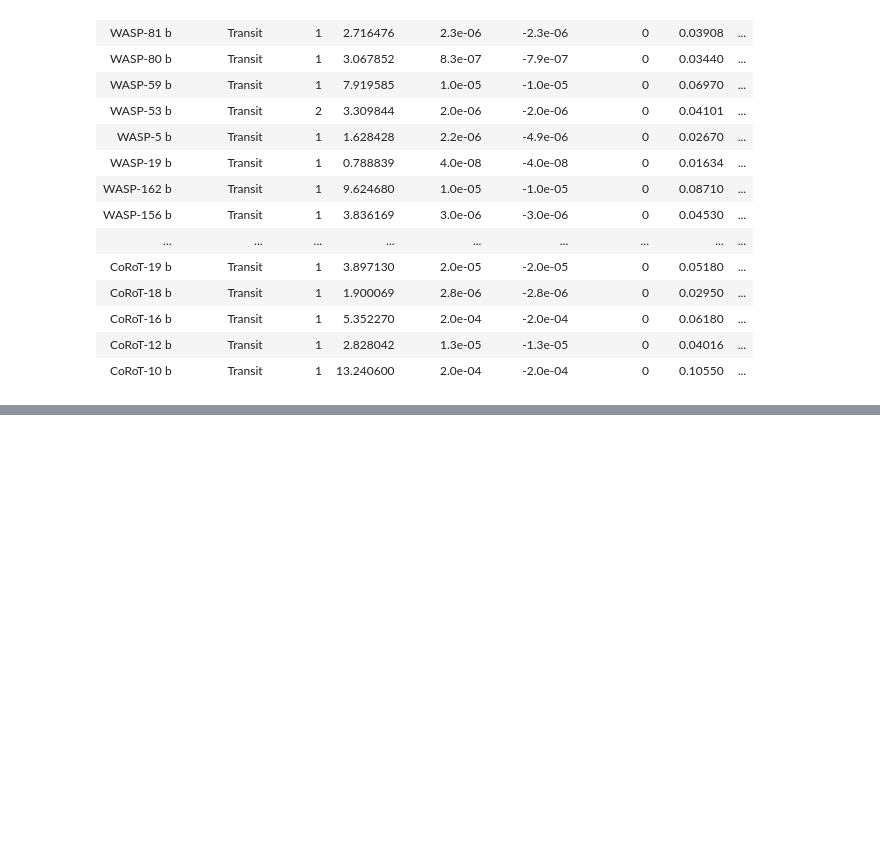
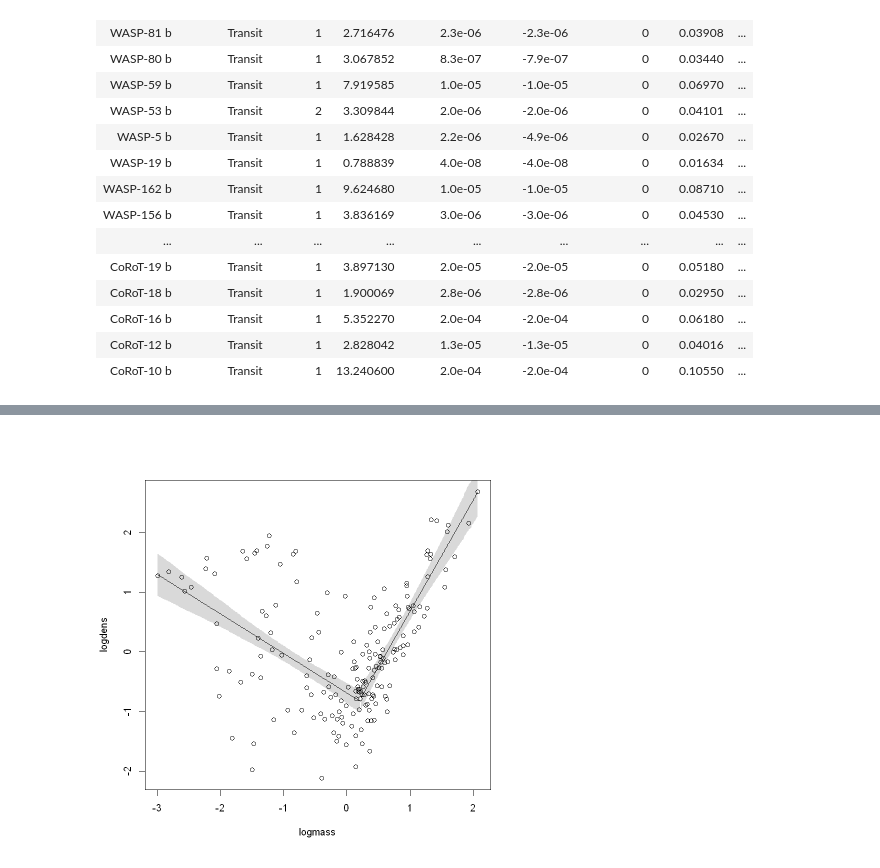
Before and after one commit to TimeTeleporter/advanced_statistics, a Jupyter notebook: exercise_sheet_13/exercise_sheet_13_Immanuel_Albrecht.ipynb, the cells around one changed output, grey strips where cells are left out. Cells and saved outputs as stored; diff of their text form; code cells hidden in the pictures; blank space fills up the shorter version.

```diff
--- a/exercise_sheet_13/exercise_sheet_13_Immanuel_Albrecht.ipynb
+++ b/exercise_sheet_13/exercise_sheet_13_Immanuel_Albrecht.ipynb
@@ -215,0 +239,18 @@ shade(mu_HPDI, logmass_seq)
+# %%
+# Model considering mass influencing density
+model <- ulam(
+	alist(
+		logdens ~ dnorm(mu, sigma),
+		mu <- if_else(logmass <= cutoff_data, 1, 0) *
+		(off_lower + slope_mass_lower * logmass) + #off_planet[planet] +
+		if_else(logmass > cutoff_data, 1, 0) *
+		(off_upper + slope_mass_upper * logmass),
+		c(off_lower, off_upper) ~ dnorm(0, 10),
+		#off_planet[planet] ~ dnorm(a_planet, sigma_planet),
+		#a_planet ~ dnorm(0, 10),
+		#sigma_planet ~ dcauchy(0, 10),
+		c(slope_mass_lower, slope_mass_upper) ~ dnorm(0, 10),
+		sigma ~ dunif(0, 10)
+	),
+	data = d, iter = 4000, chains = 12, cores = 12, log_lik = TRUE
+)
@@ -215,0 +372,28 @@ shade(mu_HPDI, logmass_seq)
+# %%
+post <- extract.samples(model, n = 1000000)
+mu_link <- function(logmass) ifelse(logmass <= cutoff, 1, 0) *
+		(post$off_lower + post$slope_mass_lower * logmass) +
+		ifelse(logmass > cutoff, 1, 0) *
+		(post$off_upper + post$slope_mass_upper * logmass)
+
+plot(logdens ~ logmass, data = d)
+
+logmass_seq <- seq(from = min(d$logmass), to = cutoff, by = 0.01)
+
+mu <- sapply(logmass_seq, mu_link)
+mu_mean <- apply(mu, 2, mean)
+mu_HPDI <- apply(mu, 2, HPDI, prob = 0.91)
+
+lines(logmass_seq, mu_mean)
+shade(mu_HPDI, logmass_seq)
+
+logmass_seq <- seq(from = cutoff + 0.005, to = max(d$logmass), by = 0.01)
+
+mu <- sapply(logmass_seq, mu_link)
+mu_mean <- apply(mu, 2, mean)
+mu_HPDI <- apply(mu, 2, HPDI, prob = 0.91)
+
+lines(logmass_seq, mu_mean)
+shade(mu_HPDI, logmass_seq)
+# %% [output]
+[figure, added]
```
Also changed, not shown: parts of 38 cells of this notebook.
